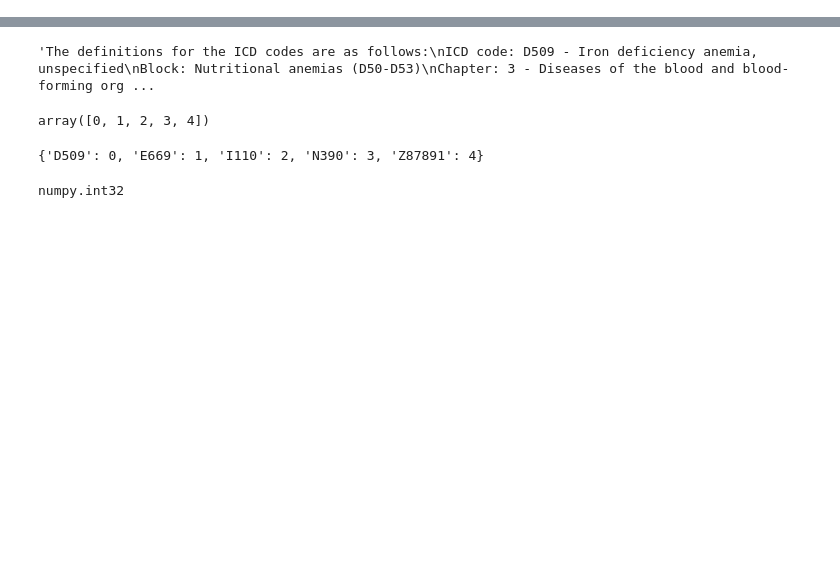
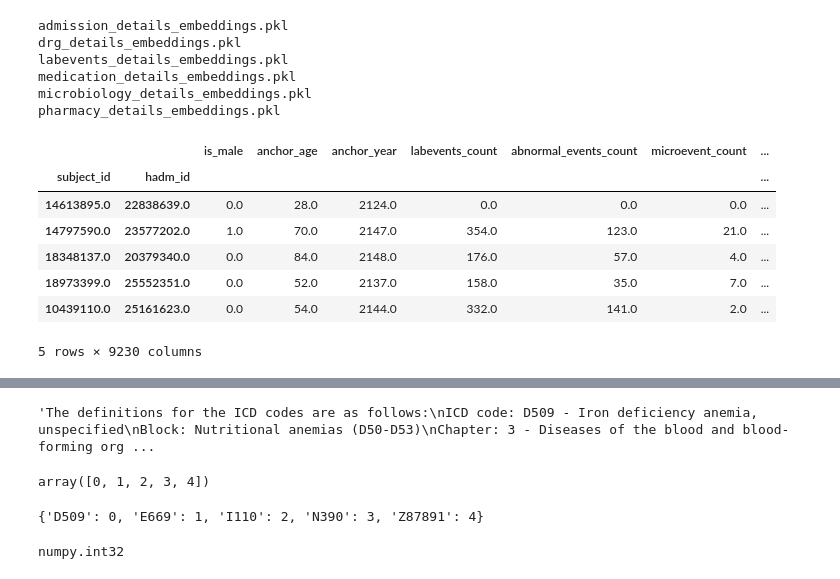
Before and after one commit to wailali17/automated_clinical_coding, a Jupyter notebook: acc_llms/test.ipynb, the cells around one changed output, grey strips where cells are left out. Drawn from its saved outputs; the diff is of its cells as text; code cells hidden in the pictures; blank space fills up the shorter version.

```diff
--- a/acc_llms/test.ipynb
+++ b/acc_llms/test.ipynb
@@ -0,0 +232,18 @@
+# %%
+project_dir = os.getcwd().replace("\\", "/")
+df = pd.read_pickle(f"{project_dir}/data/altered_data/prepared_data.pkl")
+test_df = df.sample(5)
+with open("data/definitions/icd_defintions.txt", "r") as file:
+    icd_definitions = file.read()
+with open(f"{project_dir}/data/definitions/icd_code_mapping.json", "r") as file:
+    icd_code_mapping = json.load(file)
+reverse_icd_dict = {v: k for k, v in icd_code_mapping.items()}
+
+# Assuming 'df' is your pandas DataFrame, map the 'icd_code_encoded' column back to the original ICD codes
+test_df['icd_code'] = test_df['icd_code_encoded'].map(reverse_icd_dict)
+
+test_subjects = convert_dataframe_to_text(test_df)
+
+sample_df = test_df.sample(1)
+sample_text = llmc.convert_dataframe_to_text(sample_df)
+training_sample = f"""ICD Code: {sample_df.icd_code}. Subject & admission Information: {sample_text}"""
@@ -0,0 +417,45 @@
+# %%
+import os
+for vc in os.listdir("data/altered_data/embeddings"):
+    print(vc)
+    # vect_col = pd.read_pickle(f"data/altered_data/embeddings/{vc}")
+    # df[vc.split('.pkl')[0]] = vect_col
+# %% [output]
+admission_details_embeddings.pkl
+drg_details_embeddings.pkl
+labevents_details_embeddings.pkl
+medication_details_embeddings.pkl
+microbiology_details_embeddings.pkl
+pharmacy_details_embeddings.pkl
+# %%
+vector_columns = [
+    'microbiology_details_embeddings', 'drg_details_embeddings',
+    'pharmacy_details_embeddings', 'admission_details_embeddings',
+    'labevents_details_embeddings', 'medication_details_embeddings'
+    ]
+for col in vector_columns:
+    # Convert the string representation of lists to actual lists (if needed)
+    df[col] = df[col].apply(lambda x: eval(x) if isinstance(x, str) else x)
+
+    # Create new columns for each element in the vector
+    vector_df = pd.DataFrame(df[col].tolist(), index=df.index)
+
+    # Rename columns to avoid conflicts
+    vector_df.columns = [f'{col}_{i}' for i in range(vector_df.shape[1])]
+
+    # Concatenate the vector columns to the main DataFrame
+    df = pd.concat([df, vector_df], axis=1)
+
+df.drop(vector_columns, axis=1, inplace=True)
+df.fillna(0, inplace=True)
+# %%
+df.head()
+# %% [output]
+|  |  | is_male | anchor_age | anchor_year | labevents_count | abnormal_events_count | microevent_count | ... |
+| subject_id | hadm_id |  |  |  |  |  |  | ... |
+| 14613895.0 | 22838639.0 | 0.0 | 28.0 | 2124.0 | 0.0 | 0.0 | 0.0 | ... |
+| 14797590.0 | 23577202.0 | 1.0 | 70.0 | 2147.0 | 354.0 | 123.0 | 21.0 | ... |
+| 18348137.0 | 20379340.0 | 0.0 | 84.0 | 2148.0 | 176.0 | 57.0 | 4.0 | ... |
+| 18973399.0 | 25552351.0 | 0.0 | 52.0 | 2137.0 | 158.0 | 35.0 | 7.0 | ... |
+| 10439110.0 | 25161623.0 | 0.0 | 54.0 | 2144.0 | 332.0 | 141.0 | 2.0 | ... |
+5 rows × 9230 columns
```
Also changed, not shown: parts of 36 cells of this notebook, 6 other files.
